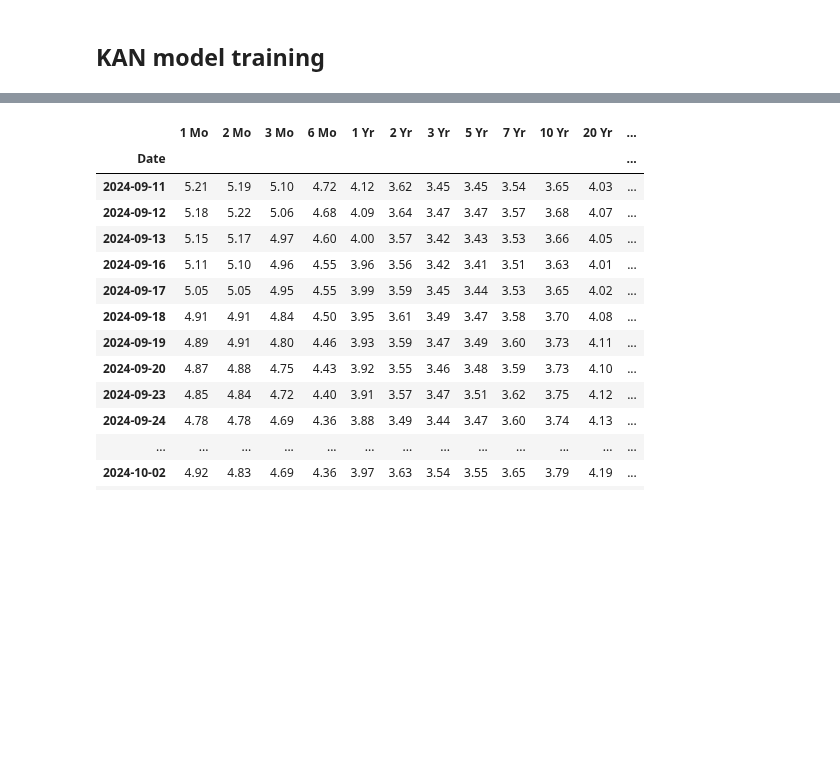
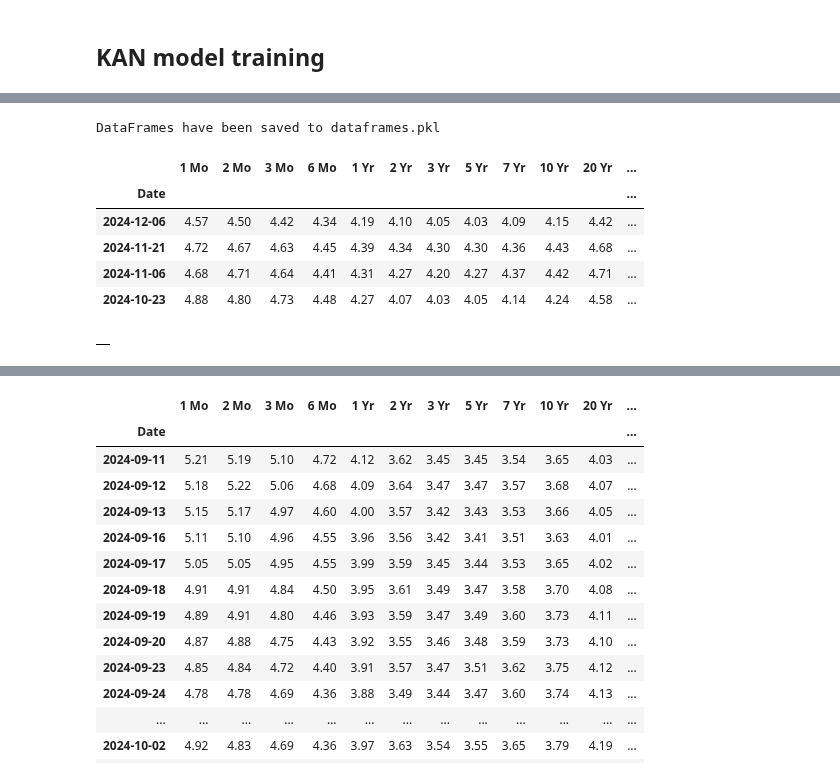
Before and after one commit to QuanPham19/functional-kan, a Jupyter notebook: phase_1/notebooks_treasury/treasury_kan_ma.ipynb, the cells around one changed output, grey strips where cells are left out. Cells and saved outputs as stored; diff of their text form; code cells hidden in the pictures; blank space fills up the shorter version.

```diff
--- a/phase_1/notebooks_treasury/treasury_kan_ma.ipynb
+++ b/phase_1/notebooks_treasury/treasury_kan_ma.ipynb
@@ -116,19 +116,22 @@ print(f"Average Train MSE: {avg_train_mse}")
 print(f"Average Test MSE: {avg_test_mse}")
 print(f"Average Naive MSE: {avg_naive_mse}")
 # %%
-WINDOW_LIST = [3, 5, 10, 15, 20]
-TEST_SIZE = 20
+WINDOW_LIST = [3, 5, 10, 20]
+TEST_SIZE = 1
 TARGETS = df_ma.columns[:12]
 
 # Store results for each fold
 fold_results = {'train_mse': [], 'test_mse': [], 'naive_mse': []}
+kan_output = []
+naive_output = []
+truth_value = pd.DataFrame()
 
-for LAG in range(1, 6): # steps into the future
+for LAG in range(1, 2): # steps into the future
     df_ma = ma_data_retrieval(window_list=WINDOW_LIST, lag=LAG)
 
     for cnt in range(0, 40, 10): # sliding window
         print()
-        print(f'WINDOW SLIDING: {cnt}, LAG: {LAG}')
+        print(f'WINDOW SLIDING: {cnt}, FUTURE STEPS: {LAG}')
 
         df_window = df_ma[(len(df_ma)-cnt-500):(len(df_ma)-cnt)]
         # Prepare data
@@ -150,12 +153,21 @@ for LAG in range(1, 6): # steps into the future
         dataset['test_input'] = torch.from_numpy(X_test.values).type(dtype).to(device)
         dataset['test_label'] = torch.from_numpy(y_test.values).type(dtype).to(device)
 
+        truth_value = pd.concat([truth_value, y_test], axis=0, ignore_index=False)
+
         # Initialize the model
-        model = KAN(width=[n_inputs, 32, n_outputs], grid=4, k=2, seed=42, device=device)
+        model = KAN(width=[n_inputs, 48, n_outputs], grid=4, k=2, seed=42, device=device)
 
         # Train the model and compute metrics
-        results = model.fit(dataset, opt="Adam", lamb=0.0001, lr=0.0015, steps=500, metrics=(train_mse, test_mse))
+        results = model.fit(dataset, opt="Adam", lamb=0.0001, lr=0.003, steps=500, metrics=(train_mse, test_mse))
+
+        # Naive values
         df_naive = pd.DataFrame([y_train.iloc[-LAG]] * TEST_SIZE, columns=y_train.columns)
+        naive_output.append(y_train.iloc[-LAG].values)
+
+        # Output values
+        pred = model(dataset['test_input'])
+        kan_output.append(pred.cpu().detach().numpy().flatten())
 
         # Store the metrics
         train_error = results['train_mse'][-1]
@@ -275,0 +232,35 @@ saving model version 0.0
+# %%
+import pickle
+
+kan_df = pd.DataFrame(kan_output)
+naive_df = pd.DataFrame(naive_output)
+
+dataframes = {
+    "naive_df": naive_df,
+    "kan_df": kan_df,
+    "truth_value": truth_value
+}
+
+# Specify the file name
+filename = "dataframes.pkl"
+
+# Pickle the DataFrames into a file
+with open(filename, "wb") as file:
+    pickle.dump(dataframes, file)
+
+print(f"DataFrames have been saved to {filename}")
+# %% [output]
+DataFrames have been saved to dataframes.pkl
+# %%
+truth_value
+# %% [output]
+|  | 1 Mo | 2 Mo | 3 Mo | 6 Mo | 1 Yr | 2 Yr | 3 Yr | 5 Yr | 7 Yr | 10 Yr | 20 Yr | ... |
+| Date |  |  |  |  |  |  |  |  |  |  |  | ... |
+| 2024-12-06 | 4.57 | 4.50 | 4.42 | 4.34 | 4.19 | 4.10 | 4.05 | 4.03 | 4.09 | 4.15 | 4.42 | ... |
+| 2024-11-21 | 4.72 | 4.67 | 4.63 | 4.45 | 4.39 | 4.34 | 4.30 | 4.30 | 4.36 | 4.43 | 4.68 | ... |
+| 2024-11-06 | 4.68 | 4.71 | 4.64 | 4.41 | 4.31 | 4.27 | 4.20 | 4.27 | 4.37 | 4.42 | 4.71 | ... |
+| 2024-10-23 | 4.88 | 4.80 | 4.73 | 4.48 | 4.27 | 4.07 | 4.03 | 4.05 | 4.14 | 4.24 | 4.58 | ... |
+# %%
+pd.DataFrame(kan_output)
+# %% [output]
+|  |
```
Also changed, not shown: parts of 4 cells of this notebook, 6 other files.
